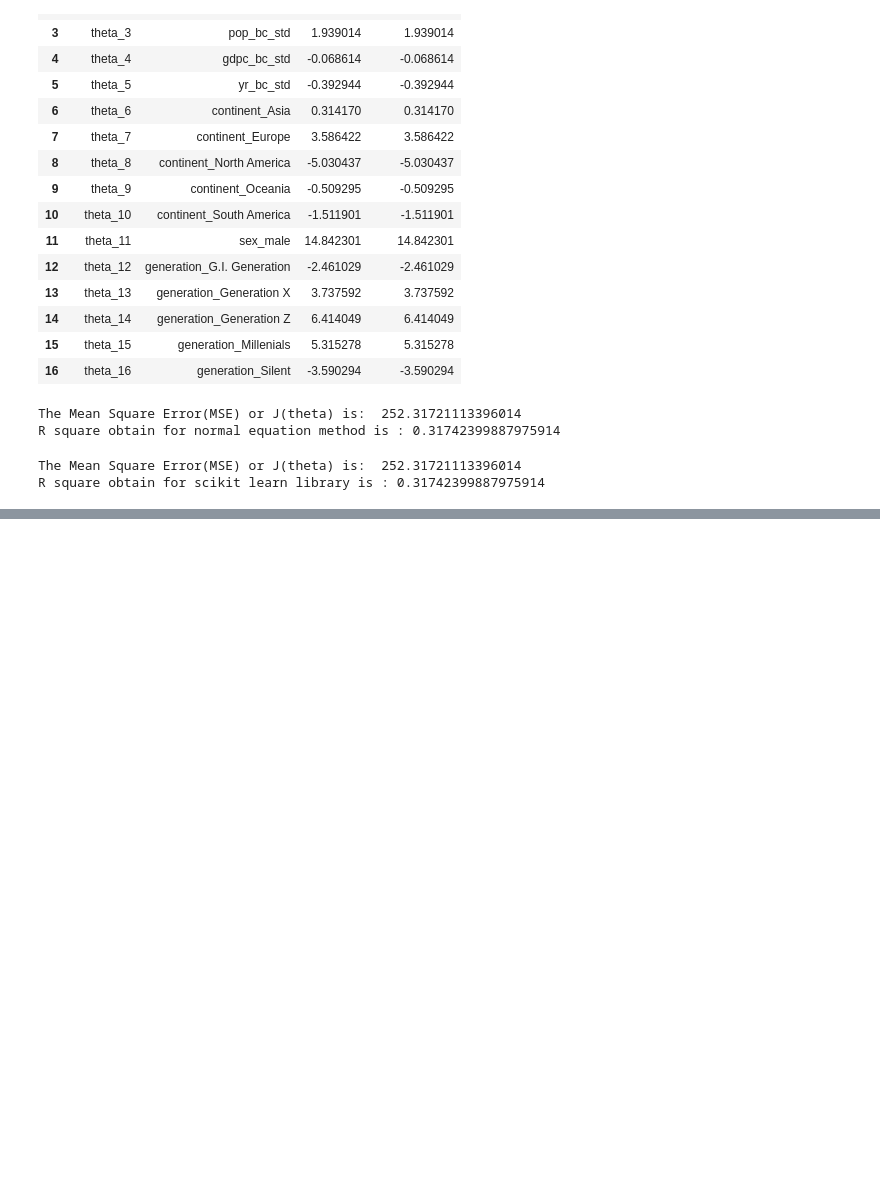
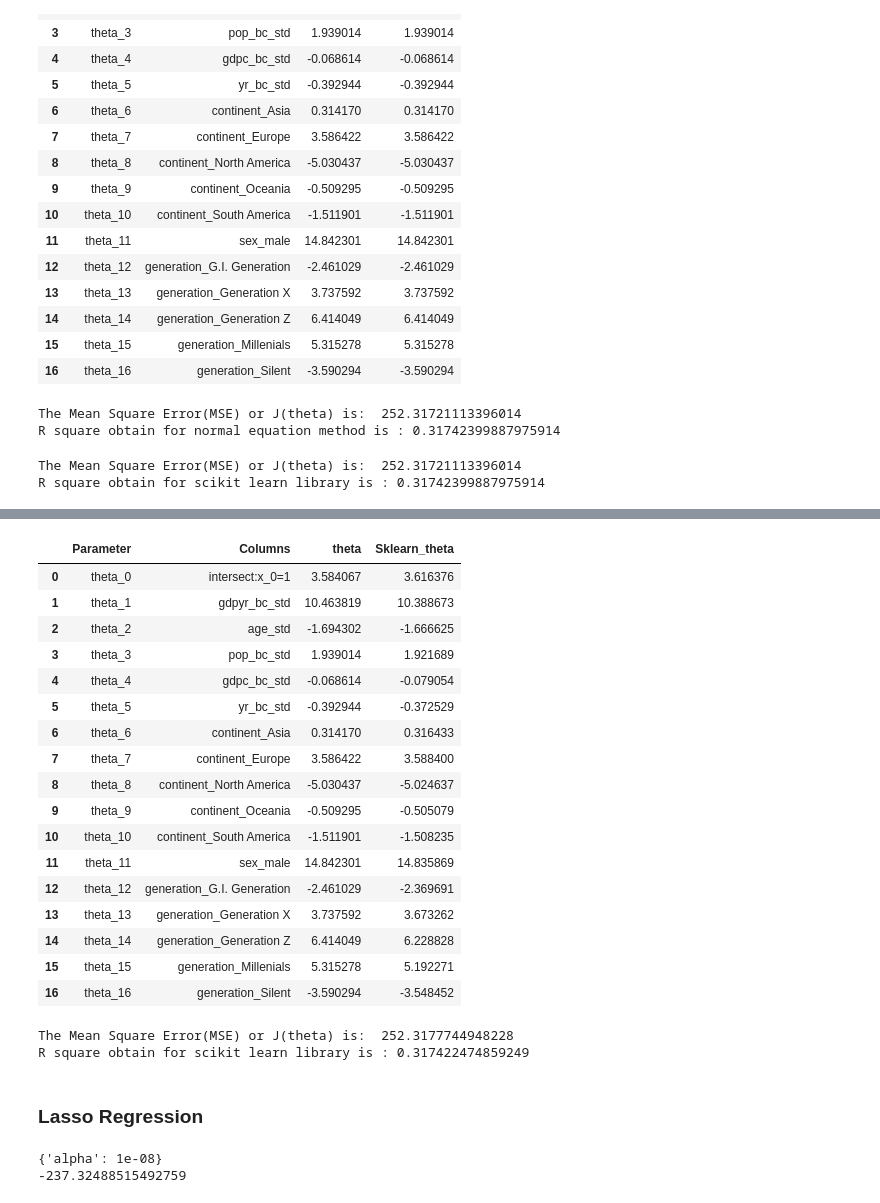
Before and after one commit to ryanli633/ECE_219, a Jupyter notebook: Project_4/Project4_Suicides.ipynb, the cells around one changed output, grey strips where cells are left out. Saved outputs shown, nothing was run; the diff lists cells and outputs as text; code cells hidden in the pictures; blank space fills up the shorter version.

Commit message:
Done through Q13 (missing Q11) but needs revision

```diff
--- a/Project_4/Project4_Suicides.ipynb
+++ b/Project_4/Project4_Suicides.ipynb
@@ -780,12 +789,13 @@ R square obtain for scikit learn library is : 0.31742399887975914
 #Ridge Regressor
 from sklearn.linear_model import Ridge
 from sklearn.model_selection import GridSearchCV
+from numpy import arange
 
 ridge=Ridge()
 
-params={'alpha':[1e-15, 1e-10, 1e-8, 1e-3, 1e-2, 1, 5, 10, 20, 30, 35, 40, 45, 50, 55, 100]}
+params={'alpha':list(arange(1.8,2.2,.01))}
 
-ridge_regressor=GridSearchCV(ridge,params,scoring='neg_mean_squared_error',cv=5)
+ridge_regressor=GridSearchCV(ridge,params,scoring='neg_mean_squared_error',cv=10)
 ridge_regressor.fit(X_train,y_train)
 
 #Show best alpha for model:
@@ -799,0 +807,66 @@ print(ridge_regressor.best_score_)
+# %%
+# The parameters for Ridge regression model
+parameter_r = ['theta_'+str(i) for i in range(X_train_0.shape[1])]
+columns_r = ['intersect:x_0=1'] + list(X.columns.values)
+#parameter_r_df.drop([parameter_r_df.columns])
+parameter_r_df = pd.DataFrame({'Parameter':parameter_r,'Columns':columns_r,'theta':theta})
+# %%
+# Ridge Learn module
+ridge_r=Ridge(alpha=1.89)
+ridge_r.fit(X_train,y_train) # Note: x_0 =1 is no need to add, sklearn will take care of it.
+
+#Parameter
+sk_theta_r = [ridge_r.intercept_]+list(ridge_r.coef_)
+parameter_r_df = parameter_r_df.join(pd.Series(sk_theta_r, name='Sklearn_theta'))
+parameter_r_df
+# %% [output]
+|  | Parameter | Columns | theta | Sklearn_theta |
+| 0 | theta_0 | intersect:x_0=1 | 3.584067 | 3.616376 |
+| 1 | theta_1 | gdpyr_bc_std | 10.463819 | 10.388673 |
+| 2 | theta_2 | age_std | -1.694302 | -1.666625 |
+| 3 | theta_3 | pop_bc_std | 1.939014 | 1.921689 |
+| 4 | theta_4 | gdpc_bc_std | -0.068614 | -0.079054 |
+| 5 | theta_5 | yr_bc_std | -0.392944 | -0.372529 |
+| 6 | theta_6 | continent_Asia | 0.314170 | 0.316433 |
+| 7 | theta_7 | continent_Europe | 3.586422 | 3.588400 |
+| 8 | theta_8 | continent_North America | -5.030437 | -5.024637 |
+| 9 | theta_9 | continent_Oceania | -0.509295 | -0.505079 |
+| 10 | theta_10 | continent_South America | -1.511901 | -1.508235 |
+| 11 | theta_11 | sex_male | 14.842301 | 14.835869 |
+| 12 | theta_12 | generation_G.I. Generation | -2.461029 | -2.369691 |
+| 13 | theta_13 | generation_Generation X | 3.737592 | 3.673262 |
+| 14 | theta_14 | generation_Generation Z | 6.414049 | 6.228828 |
+| 15 | theta_15 | generation_Millenials | 5.315278 | 5.192271 |
+| 16 | theta_16 | generation_Silent | -3.590294 | -3.548452 |
+# %%
+# ridge regression module
+y_pred_r = ridge_r.predict(X_test)
+
+#Evaluvation: MSE
+J_mse_r = mean_squared_error(y_pred_r, y_test)
+
+# R_square
+R_square_r = ridge_r.score(X_test,y_test)
+print('The Mean Square Error(MSE) or J(theta) is: ',J_mse_r)
+print('R square obtain for scikit learn library is :',R_square_r)
+# %% [output]
+The Mean Square Error(MSE) or J(theta) is:  252.3177744948228
+R square obtain for scikit learn library is : 0.317422474859249
+# %% [markdown]
+### Lasso Regression
+# %%
+from sklearn.linear_model import Lasso
+
+lasso=Lasso()
+
+parameters={'alpha':[1e-15, 1e-10, 1e-8, 1e-3, 1e-2, 1, 1.5, 2, 5, 10, 20, 30, 35, 40, 45, 50, 55, 100]}
+
+lasso_regressor=GridSearchCV(lasso,parameters,scoring='neg_mean_squared_error',cv=10)
+
+lasso_regressor.fit(X_train,y_train)
+
+print(lasso_regressor.best_params_)
+print(lasso_regressor.best_score_)
+# %% [output]
+{'alpha': 1e-08}
+-237.32488515492759
```
Also changed, not shown: parts of 14 cells of this notebook.
